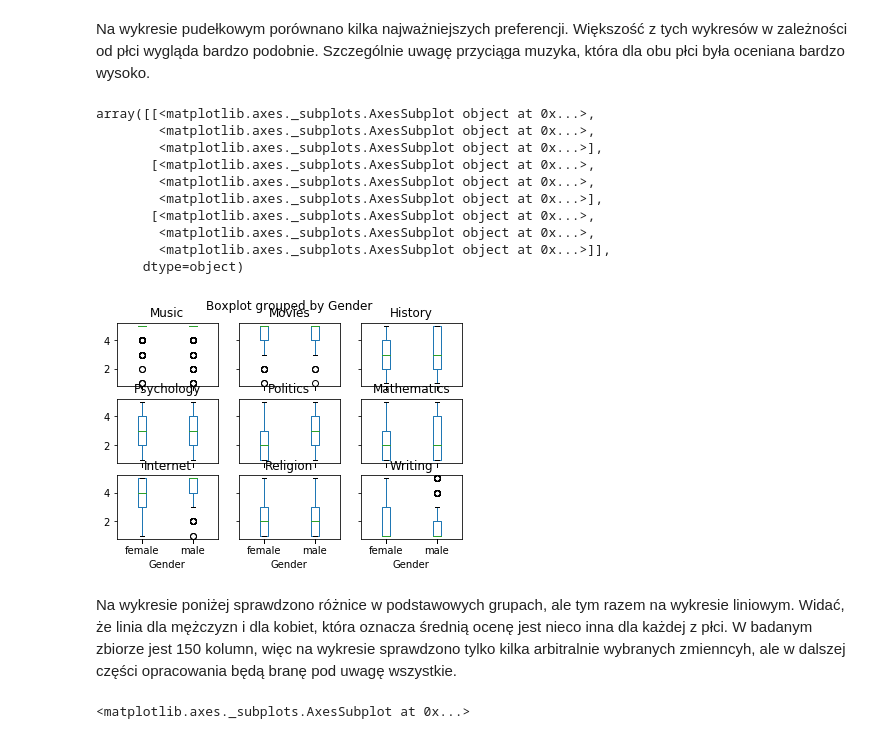
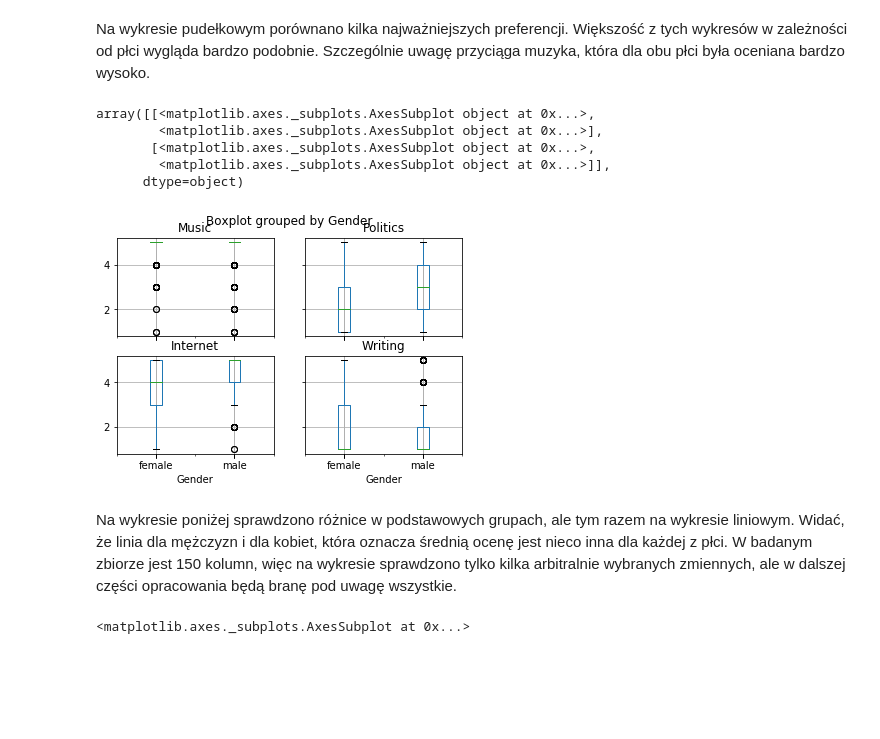
Before and after one commit to cengishan/everything, a Jupyter notebook: responses.ipynb, the cells around one changed output. Saved outputs shown, nothing was run; the diff lists cells and outputs as text; code cells hidden in the pictures; blank space fills up the shorter version.

```diff
--- a/responses.ipynb
+++ b/responses.ipynb
@@ -44,21 +44,16 @@ Name: Gender, dtype: int64
 # %% [markdown]
 Na wykresie pudełkowym porównano kilka najważniejszych preferencji. Większość z tych wykresów w zależności od płci wygląda bardzo podobnie. Szczególnie uwagę przyciąga muzyka, która dla obu płci była oceniana bardzo wysoko.
 # %%
-responses_data.boxplot(by ='Gender', column =['Music','Movies','History','Psychology','Politics','Mathematics','Internet','Religion','Writing'], grid = False)
+responses_data.boxplot(by ='Gender', column =['Music','Politics','Internet','Writing'])
 # %% [output]
 array([[<matplotlib.axes._subplots.AxesSubplot object at 0x...>,
-        <matplotlib.axes._subplots.AxesSubplot object at 0x...>,
         <matplotlib.axes._subplots.AxesSubplot object at 0x...>],
        [<matplotlib.axes._subplots.AxesSubplot object at 0x...>,
-        <matplotlib.axes._subplots.AxesSubplot object at 0x...>,
-        <matplotlib.axes._subplots.AxesSubplot object at 0x...>],
-       [<matplotlib.axes._subplots.AxesSubplot object at 0x...>,
-        <matplotlib.axes._subplots.AxesSubplot object at 0x...>,
         <matplotlib.axes._subplots.AxesSubplot object at 0x...>]],
       dtype=object)
-[figure, old version]
+[figure, new version]
 # %% [markdown]
-Na wykresie poniżej sprawdzono różnice w podstawowych grupach, ale tym razem na wykresie liniowym. Widać, że linia dla mężczyzn i dla kobiet, która oznacza średnią ocenę jest nieco inna dla każdej z płci. W badanym zbiorze jest 150 kolumn, więc na wykresie sprawdzono tylko kilka arbitralnie wybranych zmienncyh, ale w dalszej części opracowania będą branę pod uwagę wszystkie.
+Na wykresie poniżej sprawdzono różnice w podstawowych grupach, ale tym razem na wykresie liniowym. Widać, że linia dla mężczyzn i dla kobiet, która oznacza średnią ocenę jest nieco inna dla każdej z płci. W badanym zbiorze jest 150 kolumn, więc na wykresie sprawdzono tylko kilka arbitralnie wybranych zmiennych, ale w dalszej części opracowania będą branę pod uwagę wszystkie.
 # %%
 responses_data[['Music','Movies','History','Psychology','Politics','Mathematics','Internet','Religion','Writing','Gender']].groupby(['Gender']).mean().transpose().plot()
 # %% [output]
```
Also changed, not shown: parts of 4 cells of this notebook.
